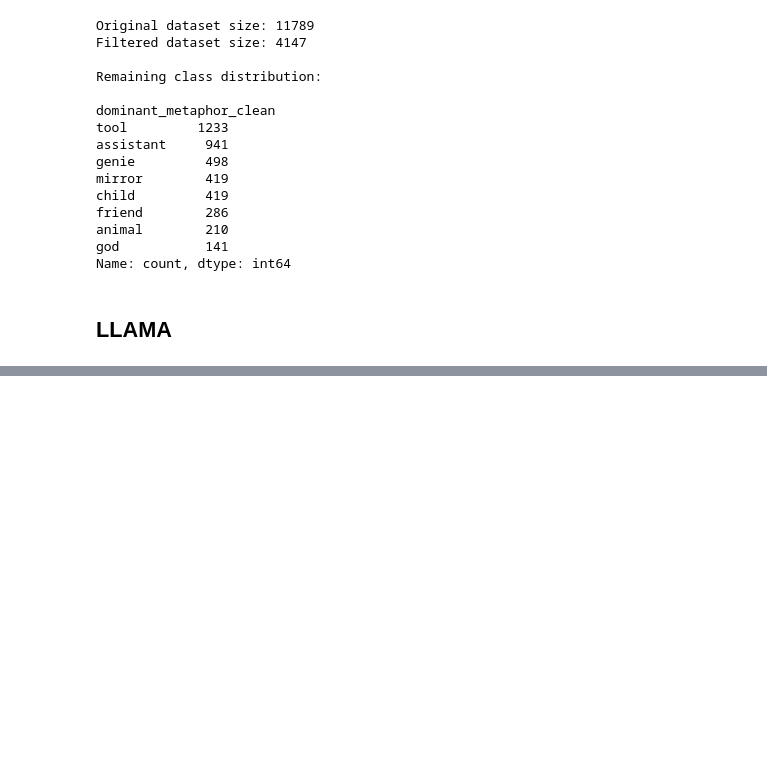
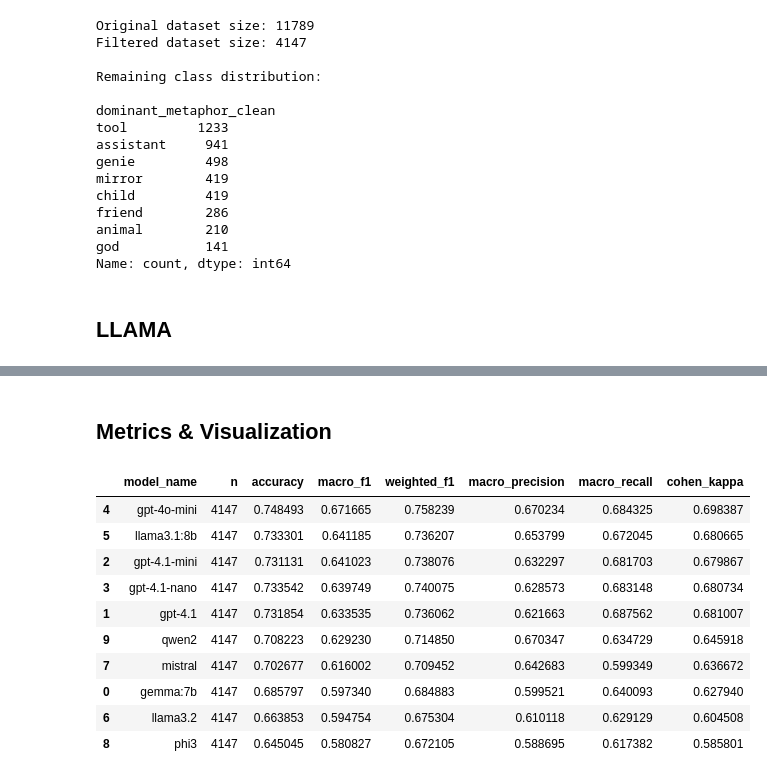
Before and after one commit to Sagnik-Chakravarty/FrameScope, a Jupyter notebook: Notebooks/01_LLM_comparison_metrics.ipynb, the cells around one changed output, grey strips where cells are left out. Saved outputs shown, nothing was run; the diff lists cells and outputs as text; code cells hidden in the pictures; blank space fills up the shorter version.

```diff
--- a/Notebooks/01_LLM_comparison_metrics.ipynb
+++ b/Notebooks/01_LLM_comparison_metrics.ipynb
@@ -220,12 +225,10 @@ Name: count, dtype: int64
 OLLAMA_MODELS = [
     # Core LLaMA family
     "llama3.1:8b",
-    "llama3.1:70b",
     "llama3.2",
 
     # Strong open alternatives
     "mistral",
-    "mixtral",           # mixture-of-experts → often better classification
     "gemma:7b",          # Google model (different bias)
     "phi3",              # small but surprisingly strong
 
@@ -234,22 +237,13 @@ OLLAMA_MODELS = [
 ]
 
 GPT_MODELS = [
-    "gpt-5-nano",
     "gpt-4.1-nano",
 
     # Cheap but usable
-    "gpt-5-mini",
     "gpt-4.1-mini",
     "gpt-4o-mini",
 
-    # Mid-tier (good reasoning vs cost)
-    "gpt-5",
-    "gpt-4o",
-    "o4-mini",
-
     # Reasoning-oriented
-    "o3-mini",
-
     "gpt-4.1",
 ]
 # %% [markdown]
@@ -406,0 +660,8 @@ Running model: mistral
+# %%
+gpt_batch_results_df['predicted_metaphor'] =gpt_batch_results_df['predicted_metaphor'].str.lower()
+# %%
+llama_results_df = pd.read_csv("../data/model_eval/llama_results.csv")
+# %%
+llama = llama_results_df[["model_name", "ai_text", "reference_metaphor", "predicted_metaphor"]].copy()
+gpt = gpt_batch_results_df[["model_name", "ai_text", "reference_metaphor", "predicted_metaphor"]].copy()
+ai_benchmark_df = pd.concat([llama, gpt], ignore_index=True)
@@ -406,0 +670,58 @@ Running model: mistral
+# %% [markdown]
+## Metrics & Visualization
+# %%
+import pandas as pd
+from sklearn.metrics import (
+    accuracy_score,
+    f1_score,
+    precision_score,
+    recall_score,
+    cohen_kappa_score,
+)
+
+df = ai_benchmark_df.copy()
+
+# -------------------------
+# Normalize labels
+# -------------------------
+df["reference_metaphor"] = df["reference_metaphor"].str.strip().str.title()
+df["predicted_metaphor"] = df["predicted_metaphor"].str.strip().str.title()
+
+# Drop error rows
+df = df[df["predicted_metaphor"] != "Error"]
+
+# -------------------------
+# Metrics per model
+# -------------------------
+metrics = []
+
+for model, group in df.groupby("model_name"):
+    y_true = group["reference_metaphor"]
+    y_pred = group["predicted_metaphor"]
+
+    metrics.append({
+        "model_name": model,
+        "n": len(group),
+        "accuracy": accuracy_score(y_true, y_pred),
+        "macro_f1": f1_score(y_true, y_pred, average="macro"),
+        "weighted_f1": f1_score(y_true, y_pred, average="weighted"),
+        "macro_precision": precision_score(y_true, y_pred, average="macro", zero_division=0),
+        "macro_recall": recall_score(y_true, y_pred, average="macro", zero_division=0),
+        "cohen_kappa": cohen_kappa_score(y_true, y_pred),
+    })
+
+metrics_df = pd.DataFrame(metrics).sort_values("macro_f1", ascending=False)
+
+display(metrics_df)
+# %% [output]
+|  | model_name | n | accuracy | macro_f1 | weighted_f1 | macro_precision | macro_recall | cohen_kappa |
+| 4 | gpt-4o-mini | 4147 | 0.748493 | 0.671665 | 0.758239 | 0.670234 | 0.684325 | 0.698387 |
+| 5 | llama3.1:8b | 4147 | 0.733301 | 0.641185 | 0.736207 | 0.653799 | 0.672045 | 0.680665 |
+| 2 | gpt-4.1-mini | 4147 | 0.731131 | 0.641023 | 0.738076 | 0.632297 | 0.681703 | 0.679867 |
+| 3 | gpt-4.1-nano | 4147 | 0.733542 | 0.639749 | 0.740075 | 0.628573 | 0.683148 | 0.680734 |
+| 1 | gpt-4.1 | 4147 | 0.731854 | 0.633535 | 0.736062 | 0.621663 | 0.687562 | 0.681007 |
+| 9 | qwen2 | 4147 | 0.708223 | 0.629230 | 0.714850 | 0.670347 | 0.634729 | 0.645918 |
+| 7 | mistral | 4147 | 0.702677 | 0.616002 | 0.709452 | 0.642683 | 0.599349 | 0.636672 |
+| 0 | gemma:7b | 4147 | 0.685797 | 0.597340 | 0.684883 | 0.599521 | 0.640093 | 0.627940 |
+| 6 | llama3.2 | 4147 | 0.663853 | 0.594754 | 0.675304 | 0.610118 | 0.629129 | 0.604508 |
+| 8 | phi3 | 4147 | 0.645045 | 0.580827 | 0.672105 | 0.588695 | 0.617382 | 0.585801 |
```
Also changed, not shown: parts of 11 cells of this notebook, 10 other files.
